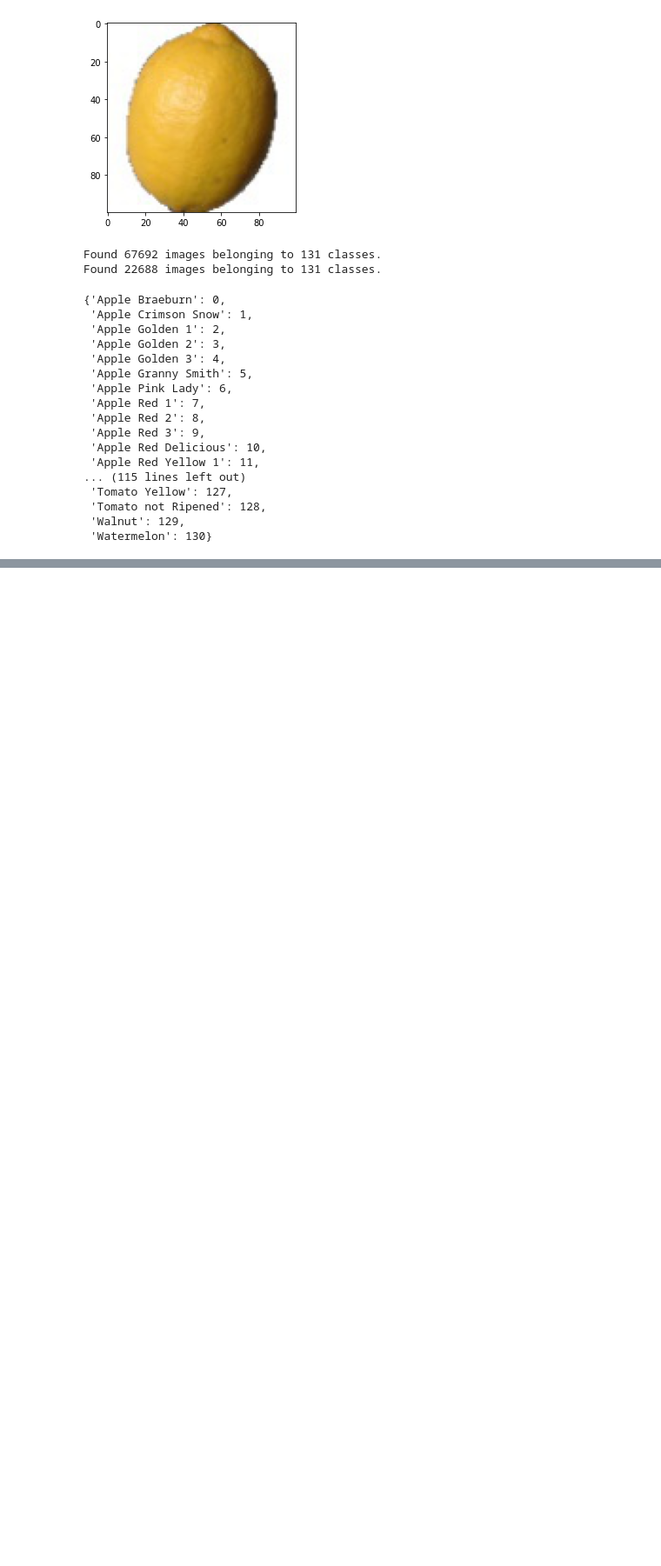
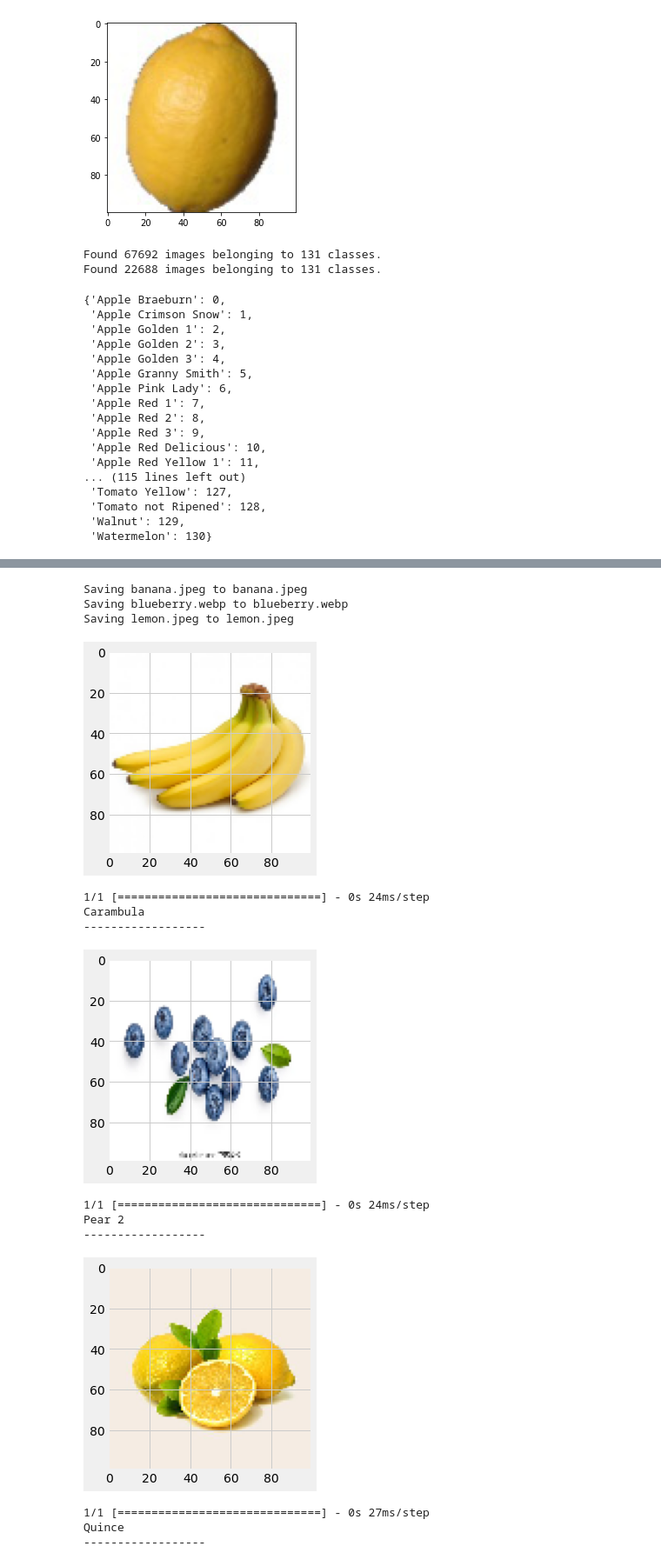
Before and after one commit to NervOUs11/Fruits_and_Vegetables, a Jupyter notebook: FruitAndVegetable.ipynb, the cells around one changed output, grey strips where cells are left out. Shown at 87% size. Saved outputs shown, nothing was run; the diff lists cells and outputs as text; code cells hidden in the pictures; blank space fills up the shorter version.

```diff
--- a/FruitAndVegetable.ipynb
+++ b/FruitAndVegetable.ipynb
@@ -204,7 +210,7 @@ uploaded = files.upload()
 for k in uploaded.keys():
 
   path = '/content/' + k
-  img = load_img(path, target_size=(512, 512))
+  img = load_img(path, target_size=(100, 100))
 
   imgplt = plt.imshow(img)
   plt.show()
@@ -214,3 +220,9 @@ for k in uploaded.keys():
 
   image = np.vstack([x])
   classes = model.predict(image)
+
+  for i in fruits_dic:
+    if np.argmax(classes) == fruits_dic[i]:
+      print(i)
+      print('------------------')
+# %% [output]
@@ -216,0 +230,15 @@ for k in uploaded.keys():
+Saving banana.jpeg to banana.jpeg
+Saving blueberry.webp to blueberry.webp
+Saving lemon.jpeg to lemon.jpeg
+[figure, added]
+1/1 [==============================] - 0s 24ms/step
+Carambula
+------------------
+[figure, added]
+1/1 [==============================] - 0s 24ms/step
+Pear 2
+------------------
+[figure, added]
+1/1 [==============================] - 0s 27ms/step
+Quince
+------------------
```
Also changed, not shown: parts of 9 cells of this notebook.
